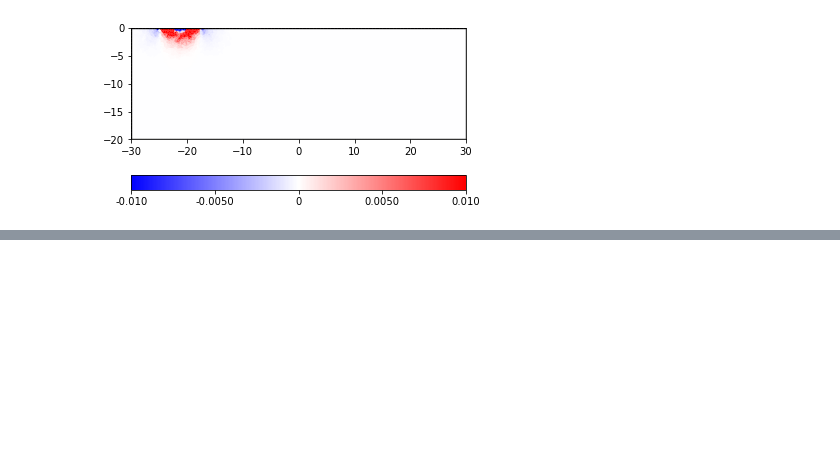
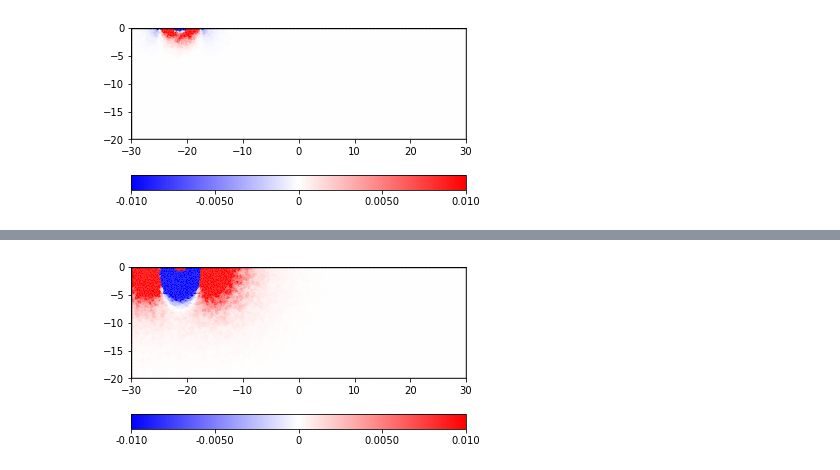
Before and after one commit to gimli-org/notebooks, a Jupyter notebook: issues/320/issue320.ipynb, the cells around one changed output, grey strips where cells are left out. Cells and saved outputs as stored; diff of their text form; code cells hidden in the pictures; blank space fills up the shorter version.

```diff
--- a/issues/320/issue320.ipynb
+++ b/issues/320/issue320.ipynb
@@ -60,0 +76,13 @@ pg.show(fop.paraDomain, J2[0,:], cMin=-0.01, cMax=0.01, cMap="bwr")
+# %%
+fop2 = ert.ERTModelling()
+fop2.setData(data)
+fop2.setMesh(bigMesh)
+rhomap2 = [[1, 100],[2, 100]]
+rhomodel2 = pg.solver.parseArgToArray(rhomap2, bigMesh.cellCount(), bigMesh)
+fop2.region(1).setBackground(False)
+dr = fop2.response(rhomodel2)
+# ert.showERTData(data, vals=dr)
+fop2.createJacobian(rhomodel2)
+J2 = pg.utils.gmat2numpy(fop2.jacobian())
+ax, ab = pg.show(fop2.paraDomain, J2[0,:], cMin=-0.01, cMax=0.01, cMap="bwr")
+# %% [output]
@@ -60,0 +93 @@ pg.show(fop.paraDomain, J2[0,:], cMin=-0.01, cMax=0.01, cMap="bwr")
+[figure, added]
```
Also changed, not shown: parts of 8 cells of this notebook.
